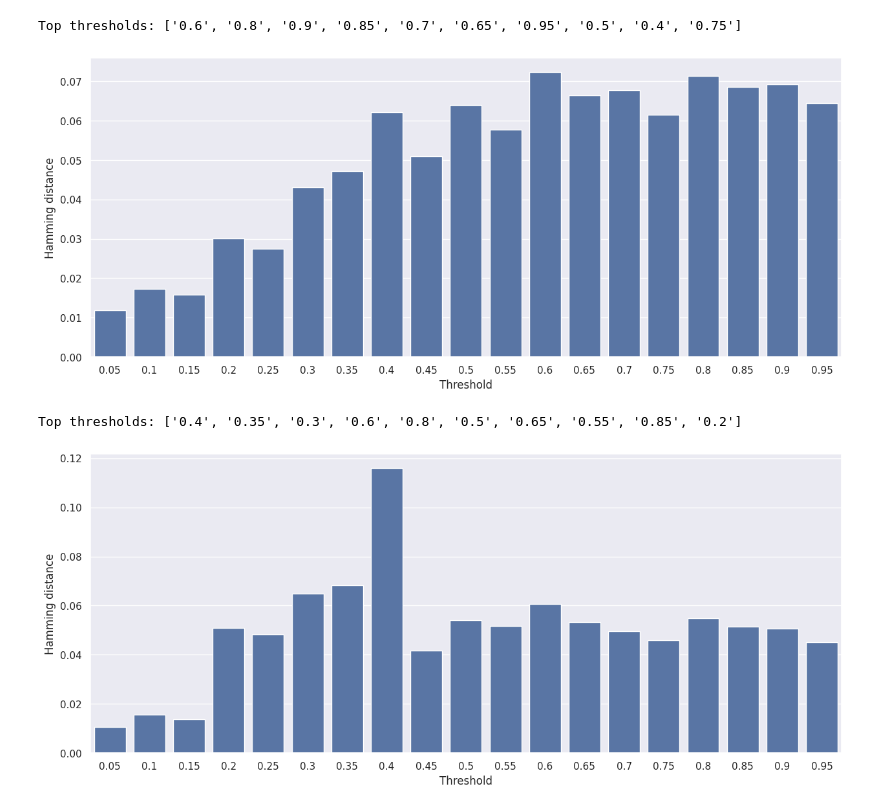
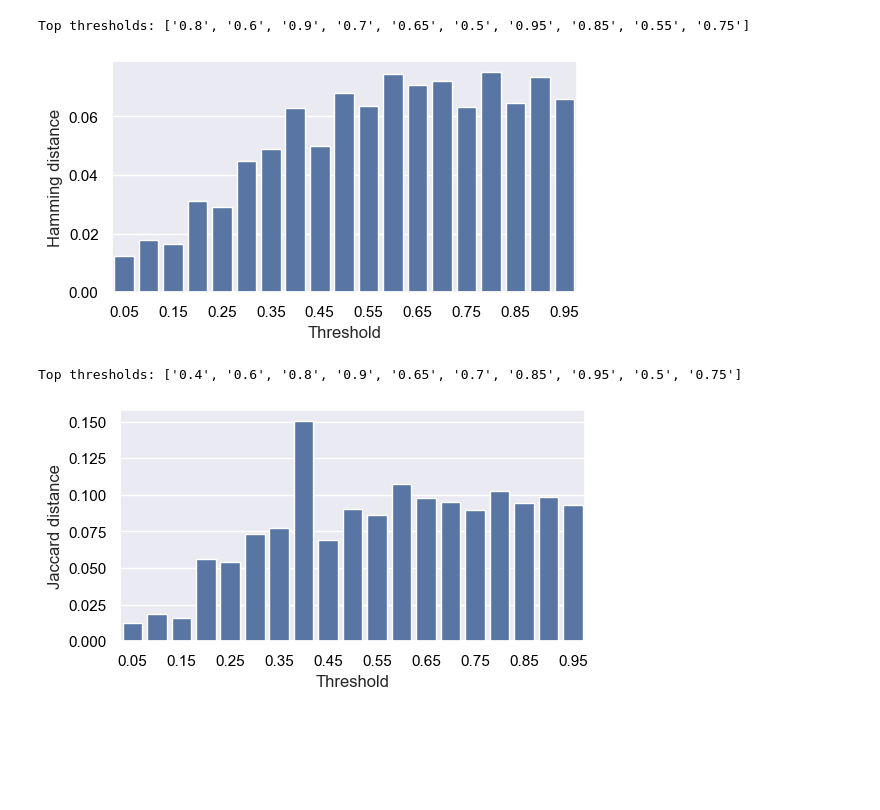
Before and after one commit to ecunha1996/omics-integration, a Jupyter notebook: code/dsalina/PRJNA437866/model_analysis.ipynb, the cells around one changed output. Cells and saved outputs as stored; diff of their text form; code cells hidden in the pictures; blank space fills up the shorter version.

```diff
--- a/code/dsalina/PRJNA437866/model_analysis.ipynb
+++ b/code/dsalina/PRJNA437866/model_analysis.ipynb
@@ -43,30 +43,38 @@ plot(components, [e.split("_")[-2] for e in data.index.tolist()],
 # %%
 best_thresholds_set = set()
 top = 10
-data_3_fastcore = fastcore
-dist = rank_models_difference(data_3_fastcore)
+dist = rank_models_difference(fastcore)
 sorted_thresholds = sorted(dist, key=lambda k: dist[k], reverse=True)
 best_thresholds_set.update([float(e) for e in sorted_thresholds[:top]])
 print(f"Top thresholds: {sorted_thresholds[:top]}")
-data_3_fastcore_filtered = data_3_fastcore[data_3_fastcore.index.str.contains('|'.join([e + "$" for e in sorted_thresholds[:top]]), regex=True)]
-ax = sns.barplot(x=dist.keys(), y=dist.values())
+fastcore_filtered = fastcore[fastcore.index.str.contains('|'.join([e + "$" for e in sorted_thresholds[:top]]), regex=True)]
+plt.figure(figsize=(6, 3))
+ax = sns.barplot(x=list(dist.keys()), y=list(dist.values()))
+xticks = ax.get_xticks()  # Get current x-tick positions
+ax.set_xticks(xticks[::2])  # Keep every 2nd tick
+ax.set_xticklabels([list(dist.keys())[i] for i in range(len(list(dist.keys()))) if i % 2 == 0])
 ax.set(xlabel='Threshold', ylabel='Hamming distance')
-plt.savefig(os.path.join(RESULTS_PATH,"ds_fastcore_3_barplot.pdf"), format="pdf", bbox_inches='tight')
+ax.tick_params(axis='both', colors='black')
+plt.savefig(os.path.join(RESULTS_PATH, "ds_fastcore_barplot.pdf"), format="pdf", bbox_inches='tight', dpi=1200)
 # %% [output]
-Top thresholds: ['0.6', '0.8', '0.9', '0.85', '0.7', '0.65', '0.95', '0.5', '0.4', '0.75']
+Top thresholds: ['0.8', '0.6', '0.9', '0.7', '0.65', '0.5', '0.95', '0.85', '0.55', '0.75']
-[figure, old version]
+[figure, new version]
 # %%
 best_thresholds_set = set()
 top = 10
-data_3_fastcore = gimme
-dist = rank_models_difference(data_3_fastcore)
+dist = rank_models_difference(gimme)
 sorted_thresholds = sorted(dist, key=lambda k: dist[k], reverse=True)
 best_thresholds_set.update([float(e) for e in sorted_thresholds[:top]])
 print(f"Top thresholds: {sorted_thresholds[:top]}")
-data_3_fastcore_filtered = data_3_fastcore[data_3_fastcore.index.str.contains('|'.join([e + "$" for e in sorted_thresholds[:top]]), regex=True)]
-ax = sns.barplot(x=dist.keys(), y=dist.values())
-ax.set(xlabel='Threshold', ylabel='Hamming distance')
-plt.savefig(os.path.join(RESULTS_PATH,"ng_fastcore_3_barplot.pdf"), format="pdf", bbox_inches='tight')
+gimme_filtered = gimme[gimme.index.str.contains('|'.join([e + "$" for e in sorted_thresholds[:top]]), regex=True)]
+plt.figure(figsize=(6, 3))
+ax = sns.barplot(x=list(dist.keys()), y=list(dist.values()))
+xticks = ax.get_xticks()  # Get current x-tick positions
+ax.set_xticks(xticks[::2])  # Keep every 2nd tick
+ax.set_xticklabels([list(dist.keys())[i] for i in range(len(list(dist.keys()))) if i % 2 == 0])
+ax.set(xlabel='Threshold', ylabel='Jaccard distance')
+ax.tick_params(axis='both', colors='black')
+plt.savefig(os.path.join(RESULTS_PATH, "ds_gimme_barplot.pdf"), format="pdf", bbox_inches='tight', dpi=1200)
 # %% [output]
-Top thresholds: ['0.4', '0.35', '0.3', '0.6', '0.8', '0.5', '0.65', '0.55', '0.85', '0.2']
+Top thresholds: ['0.4', '0.6', '0.8', '0.9', '0.65', '0.7', '0.85', '0.95', '0.5', '0.75']
-[figure, old version]
+[figure, new version]
```
Also changed, not shown: parts of 5 cells of this notebook, 25 other files.
